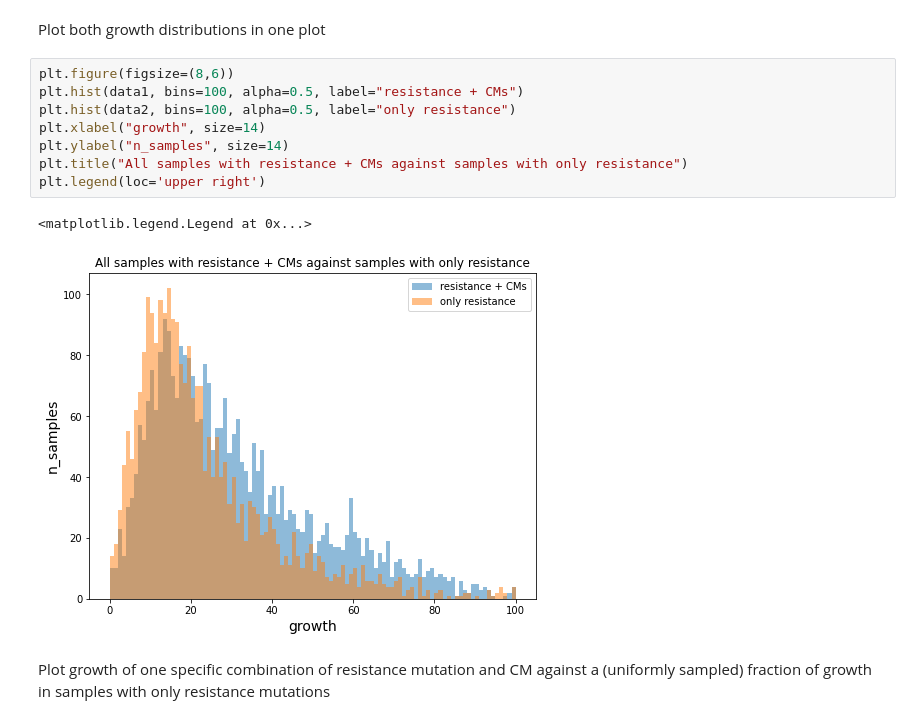
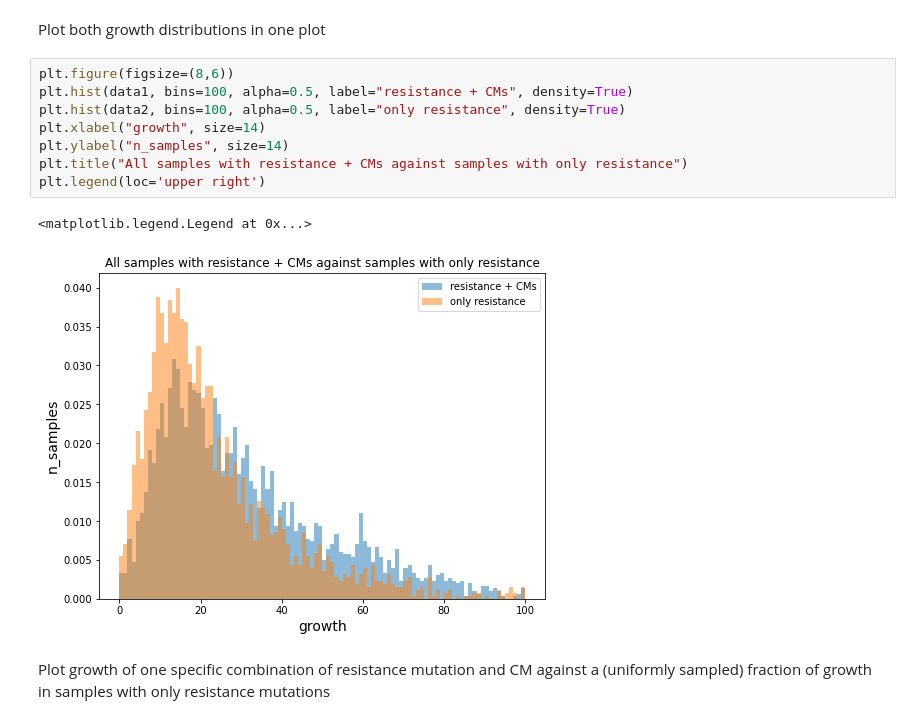
Before and after one commit to fowler-lab/tb-rnap-compensation, a Jupyter notebook: Make growth plots.ipynb, the cells around one changed output. Cells and saved outputs as stored; diff of their text form.

```diff
--- a/Make growth plots.ipynb
+++ b/Make growth plots.ipynb
@@ -102,15 +117,15 @@ data2 = PLATES[(PLATES.UNIQUEID.isin(EFFECTS.UNIQUEID.values.tolist()))&(~(PLATE
 Plot both growth distributions in one plot
 # %%
 plt.figure(figsize=(8,6))
-plt.hist(data1, bins=100, alpha=0.5, label="resistance + CMs")
-plt.hist(data2, bins=100, alpha=0.5, label="only resistance")
+plt.hist(data1, bins=100, alpha=0.5, label="resistance + CMs", density=True)
+plt.hist(data2, bins=100, alpha=0.5, label="only resistance", density=True)
 plt.xlabel("growth", size=14)
 plt.ylabel("n_samples", size=14)
 plt.title("All samples with resistance + CMs against samples with only resistance")
 plt.legend(loc='upper right')
 # %% [output]
 <matplotlib.legend.Legend at 0x...>
-[figure, old version]
+[figure, new version]
 # %% [markdown]
 Plot growth of one specific combination of resistance mutation and CM against a (uniformly sampled) fraction of growth in samples with only resistance mutations
 # %% [markdown]
```
Also changed, not shown: parts of 13 cells of this notebook, 1 other file.
